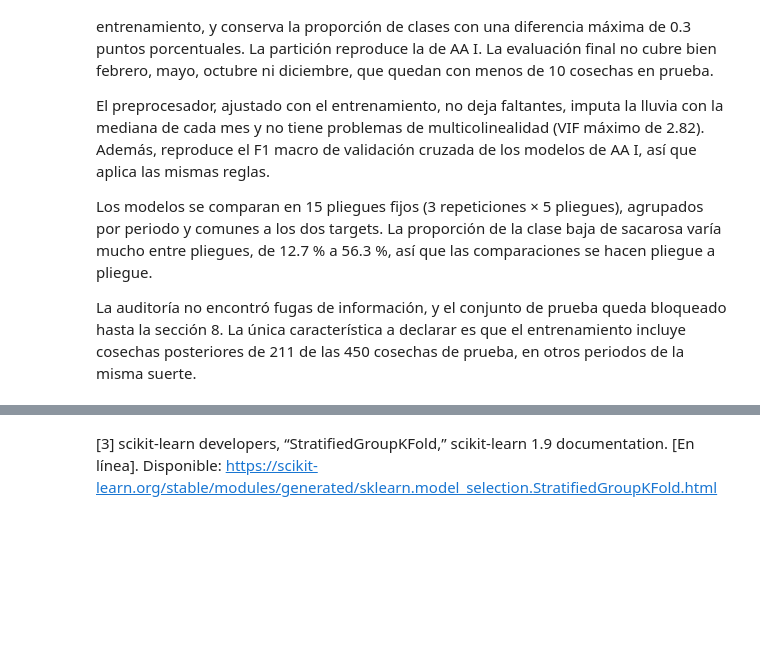
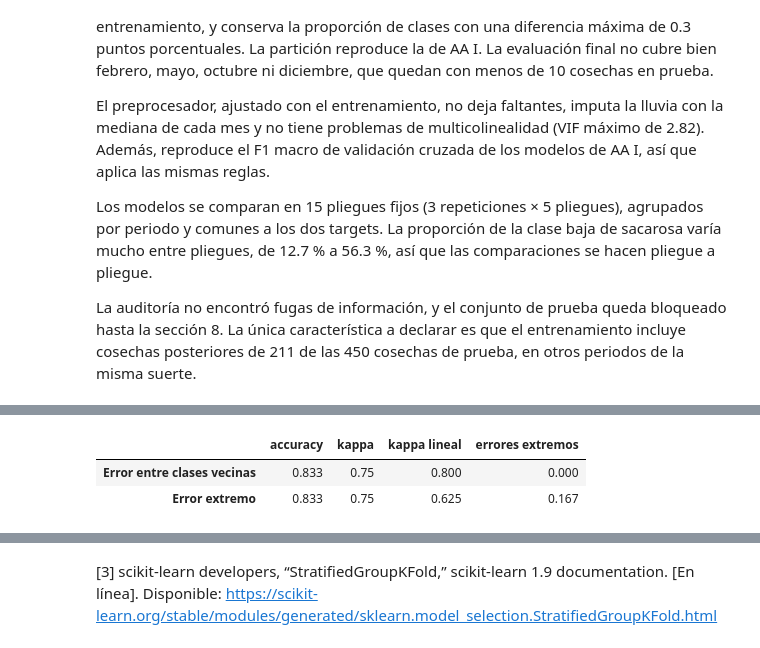
Before and after one commit to juanestebancg2806/sugarcane-yield-quality-prediction, a Jupyter notebook: 03_comparacion_modelos_ipsa.ipynb, the cells around one changed output, grey strips where cells are left out. Drawn from its saved outputs; the diff is of its cells as text; code cells hidden in the pictures; blank space fills up the shorter version.

```diff
--- a/03_comparacion_modelos_ipsa.ipynb
+++ b/03_comparacion_modelos_ipsa.ipynb
@@ -1306,3 +1306,92 @@ $$\kappa_w = 1 - \frac{\sum_{i,j} w_{ij}\, n_{ij}}{\sum_{i,j} w_{ij}\, e_{ij}},
 La matriz de confusión se presenta en la evaluación final (sección 8), en conteos y normalizada por la clase real.
 
 **Ejemplo de los dos kappa.** Con seis cosechas, dos de cada clase, dos modelos aciertan cinco de seis. El primero confunde una cosecha baja con una media (error entre clases vecinas) y el segundo confunde una cosecha baja con una alta (error extremo). Los dos tienen la misma accuracy (0.833) y el mismo kappa (0.750), pero el kappa ponderado los distingue: 0.800 para el primero y 0.625 para el segundo. La celda siguiente verifica este ejemplo.
+# %%
+# 4.1 Métricas: funciones de evaluación, verificación con un ejemplo y validación cruzada común a todos los modelos
+from sklearn.metrics import (accuracy_score, cohen_kappa_score, f1_score, make_scorer, precision_score,
+                             recall_score, roc_auc_score)
+from sklearn.model_selection import cross_validate
+
+CLASE_BAJA = CLASES.index("bajo")  # 0
+
+
+def tasa_errores_extremos(y_real, y_predicho):
+    """Proporción de cosechas bajas clasificadas como altas o altas clasificadas como bajas (distancia 2)."""
+    return float(np.mean(np.abs(np.asarray(y_real) - np.asarray(y_predicho)) == 2))
+
+
+def puntaje_clase_baja(estimador, X):
+    """Puntaje de riesgo de la clase baja: la probabilidad estimada o, si el modelo no la tiene (SVM),
+    el valor de su función de decisión para esa clase."""
+    posicion = list(estimador.classes_).index(CLASE_BAJA)
+    if hasattr(estimador, "predict_proba"):
+        return estimador.predict_proba(X)[:, posicion]
+    return estimador.decision_function(X)[:, posicion]
+
+
+def auc_clase_baja(estimador, X, y):
+    """AUC de la clase baja frente a las otras dos, con el puntaje de riesgo de la clase baja."""
+    return roc_auc_score(np.asarray(y) == CLASE_BAJA, puntaje_clase_baja(estimador, X))
+
+
+# Métricas de la validación cruzada. Si un modelo no predice alguna clase en un pliegue, su precision y su F1
+# valen 0 (zero_division=0). La tasa de errores extremos se registra con su valor y no se optimiza:
+# scikit-learn invertiría su signo si se declarara greater_is_better=False
+METRICAS = {
+    "accuracy": "accuracy",
+    "precision_macro": make_scorer(precision_score, average="macro", zero_division=0),
+    "recall_macro": make_scorer(recall_score, average="macro", zero_division=0),
+    "f1_macro": make_scorer(f1_score, average="macro", zero_division=0),
+    "precision_bajo": make_scorer(precision_score, labels=[CLASE_BAJA], average="macro", zero_division=0),
+    "recall_bajo": make_scorer(recall_score, labels=[CLASE_BAJA], average="macro", zero_division=0),
+    "kappa": make_scorer(cohen_kappa_score),
+    "kappa_lineal": make_scorer(cohen_kappa_score, weights="linear"),
+    "errores_extremos": make_scorer(tasa_errores_extremos),
+    "auc_bajo": auc_clase_baja,
+}
+METRICA_DECISION = "f1_macro"
+
+# Verificación con el ejemplo de 4.1: misma accuracy y mismo kappa, distinto kappa ponderado
+y_ejemplo = [0, 0, 1, 1, 2, 2]
+predicciones_ejemplo = {"Error entre clases vecinas": [1, 0, 1, 1, 2, 2],
+                        "Error extremo": [2, 0, 1, 1, 2, 2]}
+filas_ejemplo = {nombre: {"accuracy": accuracy_score(y_ejemplo, prediccion),
+                          "kappa": cohen_kappa_score(y_ejemplo, prediccion),
+                          "kappa lineal": cohen_kappa_score(y_ejemplo, prediccion, weights="linear"),
+                          "errores extremos": tasa_errores_extremos(y_ejemplo, prediccion)}
+                 for nombre, prediccion in predicciones_ejemplo.items()}
+tabla_ejemplo = pd.DataFrame(filas_ejemplo).T
+assert np.allclose(tabla_ejemplo["kappa"], 0.75) and np.allclose(tabla_ejemplo["accuracy"], 5 / 6)
+assert np.allclose(tabla_ejemplo["kappa lineal"], [0.8, 0.625])
+display(tabla_ejemplo.round(3))
+
+# Resultados por pliegue de cada (modelo, target). Un diccionario evita duplicados al reejecutar una celda
+registro_cv = {}
+
+
+def evaluar_cv(nombre_modelo, pipeline, target):
+    """Validación cruzada de un pipeline en los 15 pliegues fijos del target. Guarda todas las métricas de cada
+    pliegue de validación y el F1 macro de la parte de ajuste."""
+    datos = datos_por_target[target]
+    resultados = cross_validate(pipeline, datos.X_train, datos.y_train, cv=datos.pliegues, scoring=METRICAS,
+                                return_train_score=True, n_jobs=-1)
+    tabla = pd.DataFrame({metrica: resultados[f"test_{metrica}"] for metrica in METRICAS})
+    tabla["f1_macro_ajuste"] = resultados["train_f1_macro"]
+    tabla.index.name = "pliegue"
+    registro_cv[(nombre_modelo, target)] = tabla
+    return tabla
+
+
+def resumen_cv(modelos=None, metricas=("f1_macro", "kappa", "kappa_lineal", "recall_bajo", "precision_bajo",
+                                       "errores_extremos", "auc_bajo", "f1_macro_ajuste")):
+    """Media y desviación estándar entre los 15 pliegues de las métricas indicadas, por target y modelo."""
+    filas = {}
+    for (modelo, target), tabla in registro_cv.items():
+        if modelos is None or modelo in modelos:
+            filas[(target, modelo)] = {f"{m} {estadistico}": getattr(tabla[m], estadistico)()
+                                       for m in metricas for estadistico in ("mean", "std")}
+    return pd.DataFrame(filas).T.rename_axis(["Target", "Modelo"])
+# %% [output]
+|  | accuracy | kappa | kappa lineal | errores extremos |
+| Error entre clases vecinas | 0.833 | 0.75 | 0.800 | 0.000 |
+| Error extremo | 0.833 | 0.75 | 0.625 | 0.167 |
```
Also changed, not shown: parts of 6 cells of this notebook.
